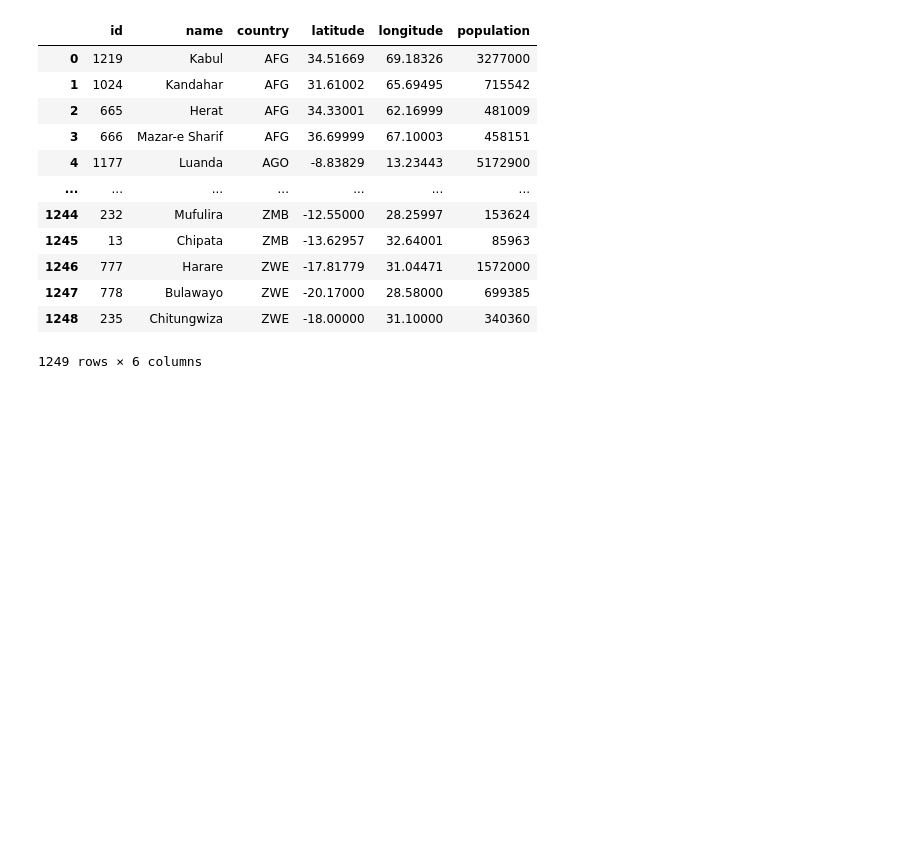
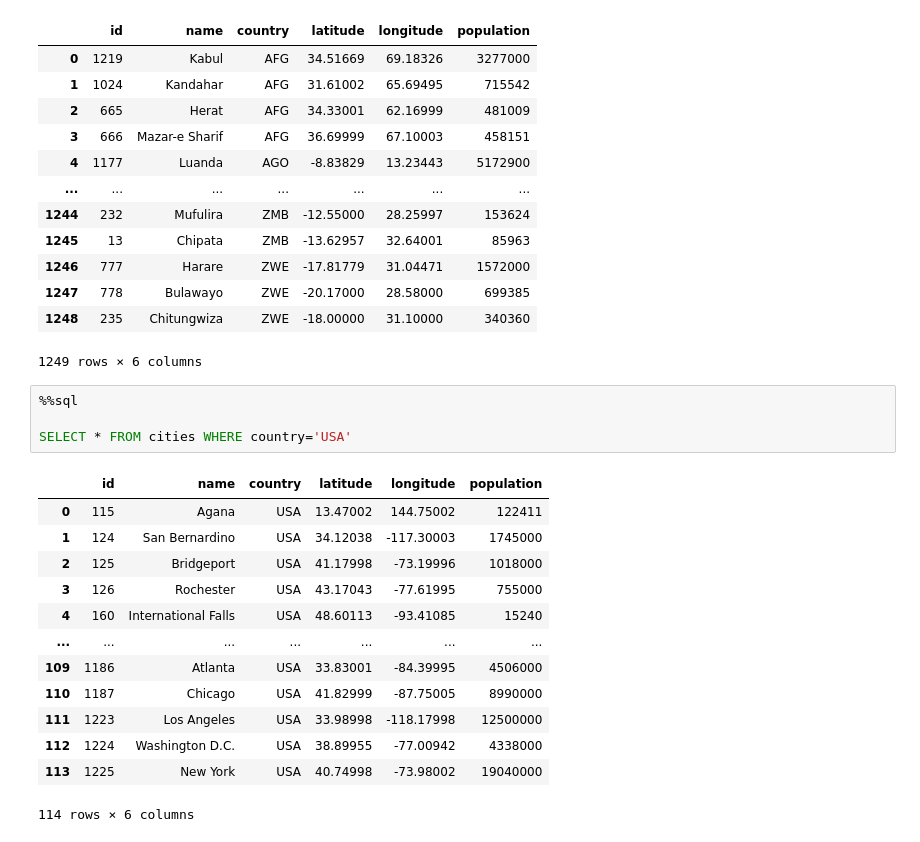
Before and after one commit to zyang91/spatial_data_management, a Jupyter notebook: Duckdb/introduction.ipynb, the cells around one changed output. Drawn from its saved outputs; the diff is of its cells as text; blank space fills up the shorter version.

```diff
--- a/Duckdb/introduction.ipynb
+++ b/Duckdb/introduction.ipynb
@@ -307,3 +307,21 @@ SELECT * FROM cities ORDER BY country ASC, population DESC;
 | 1247 | 778 | Bulawayo | ZWE | -20.17000 | 28.58000 | 699385 |
 | 1248 | 235 | Chitungwiza | ZWE | -18.00000 | 31.10000 | 340360 |
 1249 rows × 6 columns
+# %%
+%%sql
+
+SELECT * FROM cities WHERE country='USA'
+# %% [output]
+|  | id | name | country | latitude | longitude | population |
+| 0 | 115 | Agana | USA | 13.47002 | 144.75002 | 122411 |
+| 1 | 124 | San Bernardino | USA | 34.12038 | -117.30003 | 1745000 |
+| 2 | 125 | Bridgeport | USA | 41.17998 | -73.19996 | 1018000 |
+| 3 | 126 | Rochester | USA | 43.17043 | -77.61995 | 755000 |
+| 4 | 160 | International Falls | USA | 48.60113 | -93.41085 | 15240 |
+| ... | ... | ... | ... | ... | ... | ... |
+| 109 | 1186 | Atlanta | USA | 33.83001 | -84.39995 | 4506000 |
+| 110 | 1187 | Chicago | USA | 41.82999 | -87.75005 | 8990000 |
+| 111 | 1223 | Los Angeles | USA | 33.98998 | -118.17998 | 12500000 |
+| 112 | 1224 | Washington D.C. | USA | 38.89955 | -77.00942 | 4338000 |
+| 113 | 1225 | New York | USA | 40.74998 | -73.98002 | 19040000 |
+114 rows × 6 columns
```
Also changed, not shown: parts of 2 cells of this notebook, 1 other file.
